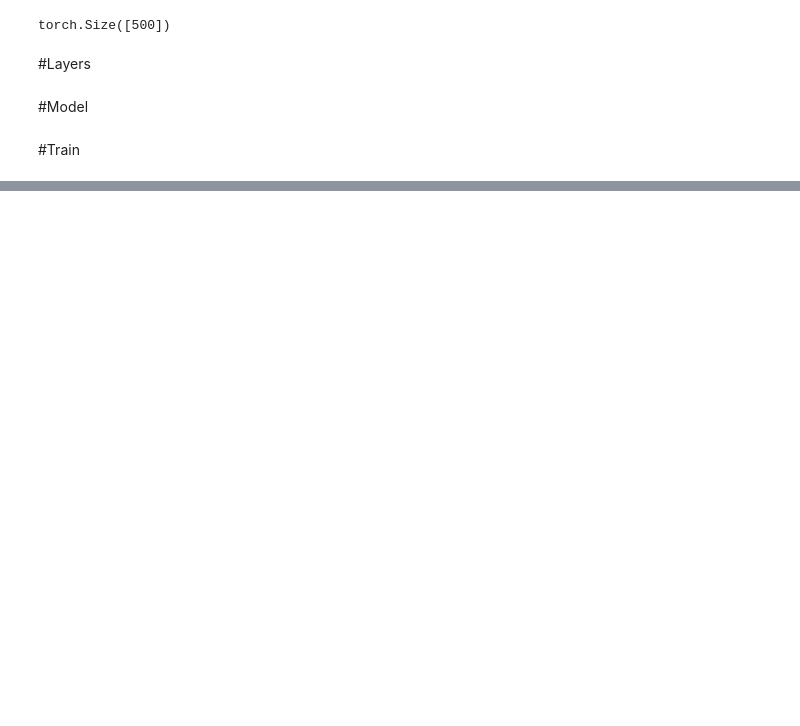
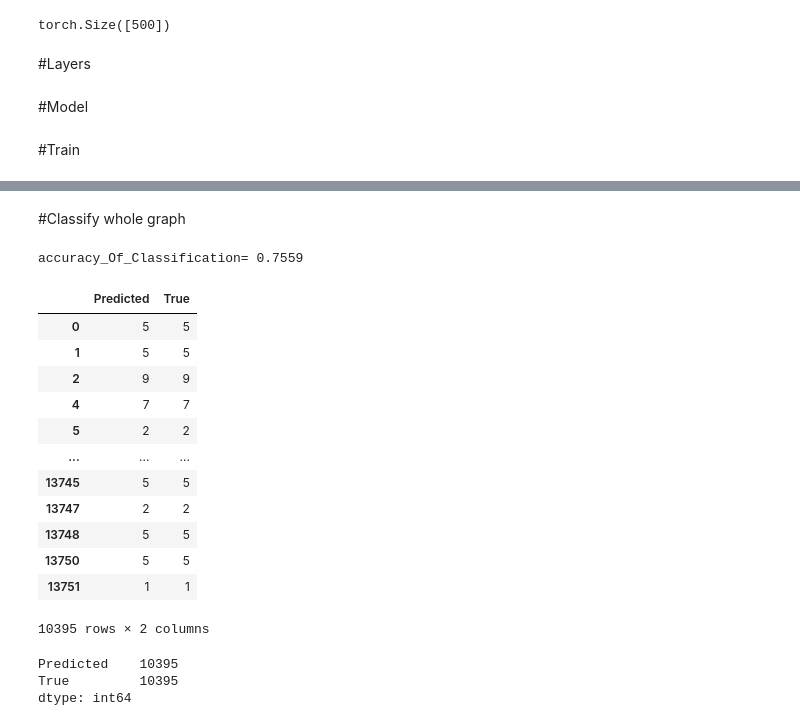
Before and after one commit to vahidseydi/GCN, a Jupyter notebook: FewShot+ActiveL.ipynb, the cells around one changed output, grey strips where cells are left out. Cells and saved outputs as stored; diff of their text form; code cells hidden in the pictures; blank space fills up the shorter version.

```diff
--- a/FewShot+ActiveL.ipynb
+++ b/FewShot+ActiveL.ipynb
@@ -519,9 +590,9 @@ class GCN(nn.Module):
         self.gc1 = GraphConvolution(nfeat, nhid)
         self.gc2 = GraphConvolution(nhid, nclass)
         self.dropout = dropout
-        #self.mode=mode
 
-    def forward(self, x, input_adj,hidden_labels):
+
+    def forward(self, x, input_adj,hidden_labels,mode):
         #if N-shot=10 then samples=500
         #features_num=767
         #x.shape=500*767
@@ -529,16 +600,20 @@ class GCN(nn.Module):
         x = F.relu(self.gc1(x, input_adj))
         #x.shape=500*16
         #hidden_unit=16
-        x = F.dropout(x, self.dropout,training=self.training)
+        if mode==0:
+          x = F.dropout(x, self.dropout)
         #training=self.training parameter of drop out func
         #x.shape=500*16
         #hidden_unit=16
         #طبق مقاله مربوط به اکتیولرنینگ بعد از لایه اول اکتیو لرنینگ را اجرا می کنیم تا تصمیم گیری شود که لیبل کدام یک از داده های هیدن را اضافه کنیم
-        x,decision=self.active(x,hidden_labels)
+        if mode !=-1:
+          x,decision=self.active(x,hidden_labels)
+        else:
+          decision=-1
         x = self.gc2(x, input_adj)
         #x.shape=500*11
         #class_num=11
-        return F.log_softmax(x, dim=1),decision
+        return F.log_softmax(x,dim=1),x,decision
 
     def active(self, x,hidden):
         #x.shape=500*16
@@ -571,7 +646,7 @@ class GCN(nn.Module):
         #برای آنکه فقط روی هیدن لیبل ها تصمیم گیری شود، با ضرب زیر مقدار مربوط به سمپل های با لیبل صفر می شود
         x_active = x_active*hidden
         decision = torch.argmax(x_active)
-
+        decision = decision.detach()
         return x,int(decision)
 # %% [markdown]
 #Train
@@ -852,0 +858,18 @@ tensor([ 1,  2,  3,  4,  5,  6,  7,  8,  9, 10,  1,  2,  3,  4,  5,  6,  7,  8,
+# %% [markdown]
+#Classify whole graph
+# %%
+prediction,predicted_output,act_dec = model(features,adj,hidden_labels,-1)
+
+acc_all=accuracy(prediction,labels)
+print(
+          "accuracy_Of_Classification= {:.4f}".format(acc_all.item())
+        #  ,predicted_output
+          )
+# %% [output]
+accuracy_Of_Classification= 0.7559
+# %%
+predicted_class=[]
+for i in range(len(labels)):
+  predicted_class.append(torch.argmax(predicted_output[i]))
+# %%
+ predicted_class=torch.LongTensor(predicted_class)
@@ -852,0 +878,27 @@ tensor([ 1,  2,  3,  4,  5,  6,  7,  8,  9, 10,  1,  2,  3,  4,  5,  6,  7,  8,
+# %%
+import pandas as pd
+
+df = pd.DataFrame({"Predicted": predicted_class, "True": labels})
+df=df.loc [df['Predicted']==df['True']]
+df
+#df.head(1000)
+# %% [output]
+|  | Predicted | True |
+| 0 | 5 | 5 |
+| 1 | 5 | 5 |
+| 2 | 9 | 9 |
+| 4 | 7 | 7 |
+| 5 | 2 | 2 |
+| ... | ... | ... |
+| 13745 | 5 | 5 |
+| 13747 | 2 | 2 |
+| 13748 | 5 | 5 |
+| 13750 | 5 | 5 |
+| 13751 | 1 | 1 |
+10395 rows × 2 columns
+# %%
+df.count()# True prediction out of 13752
+# %% [output]
+Predicted    10395
+True         10395
+dtype: int64
```
Also changed, not shown: parts of 28 cells of this notebook.
